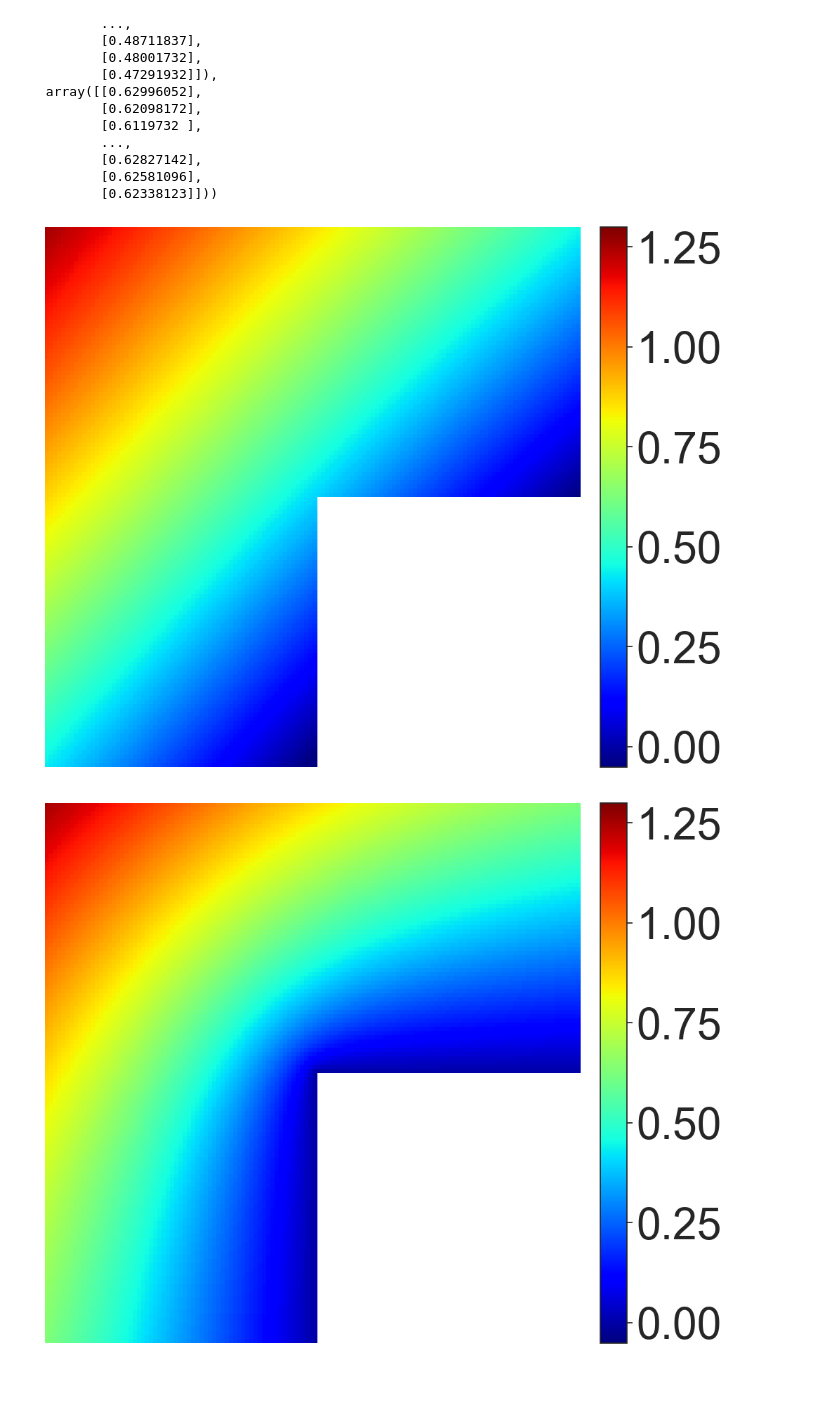
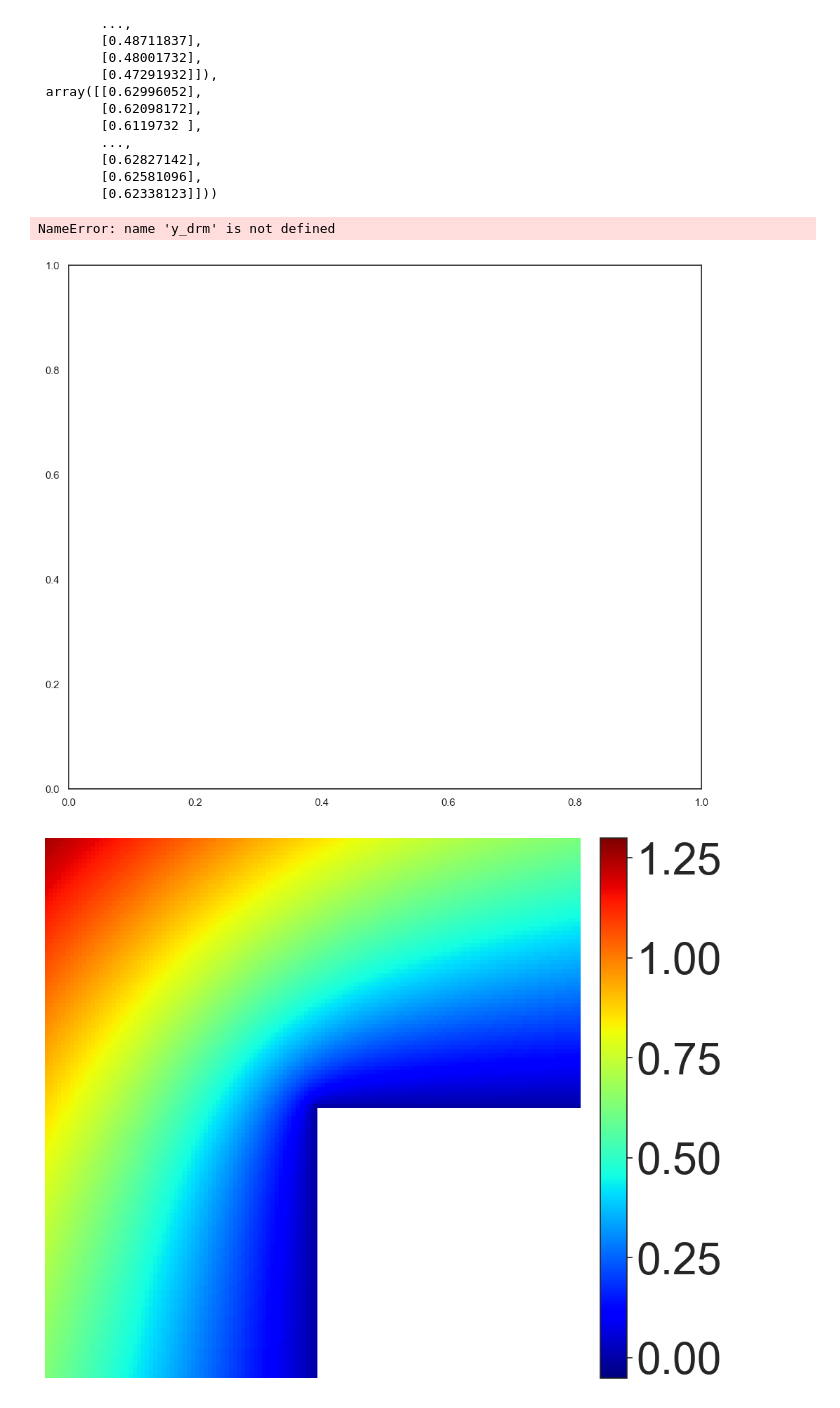
Before and after one commit to AlexanderPizzaHub/DNNReview, a Jupyter notebook: Ex3.2/plot_figure.ipynb, the cells around one changed output. Saved outputs shown, nothing was run; the diff lists cells and outputs as text; code cells hidden in the pictures.

```diff
--- a/Ex3.2/plot_figure.ipynb
+++ b/Ex3.2/plot_figure.ipynb
@@ -168,23 +100,24 @@ def plot_err(net,data,*args,**kwargs):
 # %%
 vmin = -0.05
 vmax = 1.30
 
-'''fig, ax = plt.subplots(1,1,figsize=[12,10])
+fig, ax = plt.subplots(1,1,figsize=[12,10])
 plot_2D_func(fig=fig,ax=ax,net = y_pinn,format="%.2f",normminmax=[vmin,vmax])
 plt.savefig("figures/y_vpinn",dpi=300,bbox_inches="tight")
-plt.close()'''
+plt.close()
 
-'''fig, ax = plt.subplots(1,1,figsize=[12,10])
+fig, ax = plt.subplots(1,1,figsize=[12,10])
 plot_2D_func(fig=fig,ax=ax,net = y_drm,format="%.2f",normminmax=[vmin,vmax])
 plt.savefig("figures/y_drm",dpi=300,bbox_inches="tight")
-plt.close()'''
+plt.close()
 
 fig, ax = plt.subplots(1,1,figsize=[12,10])
 #plot_2D_func(fig=fig,ax=ax,net = y_pinn,format="%.2f",normminmax=[vmin,vmax])
 plt.savefig("figures/y_pinn",dpi=300,bbox_inches="tight")
 #plt.close()
 # %% [output]
+NameError: name 'y_drm' is not defined
-[figure, old version]
+[figure, new version]
 # %%
 gtgen = groundtruth.gt_gen()
 ygt = gtgen.generate_by_cart(gtgen.y,np.concatenate([plot_val_x1,plot_val_x2],1)).reshape([resolution,resolution])
```
Also changed, not shown: parts of 8 cells of this notebook, 2 other files.
